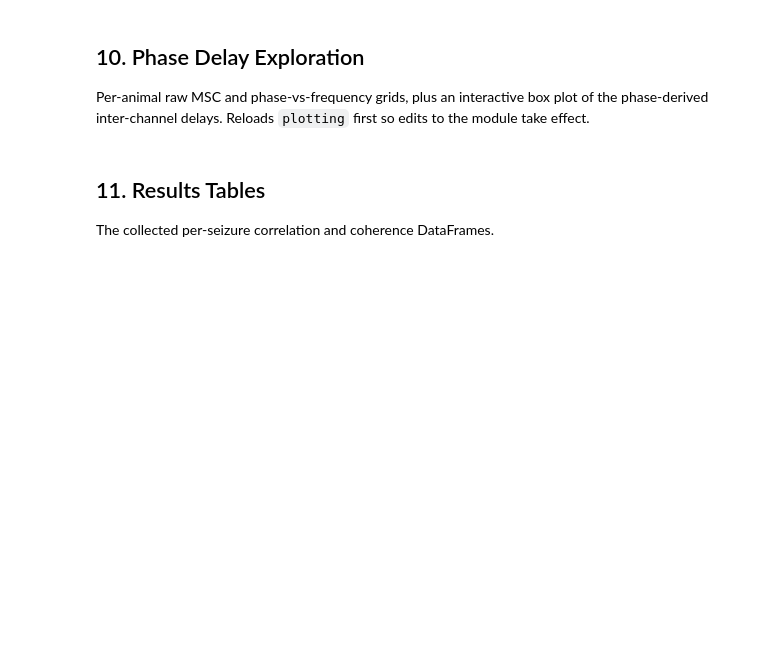
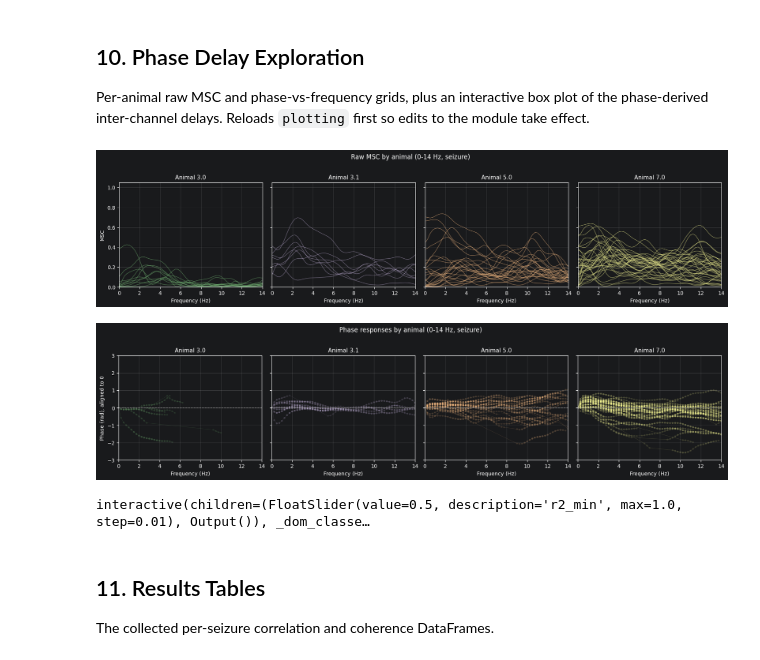
Before and after one commit to olmsteadv5/epileptogenesis-analysis, a Jupyter notebook: main.ipynb, the cells around one changed output. Saved outputs shown, nothing was run; the diff lists cells and outputs as text; code cells hidden in the pictures; blank space fills up the shorter version.

```diff
--- a/main.ipynb
+++ b/main.ipynb
@@ -172,9 +171,16 @@ Exclusions by animal:
 
 For each surviving seizure: rolling correlation over a padded window, plus during-vs-pre-seizure coherence and phase delay. Results collected into two sibling DataFrames.
 # %%
-os.makedirs(CORRELATION_OUTPUT_DIR, exist_ok=True)
-os.makedirs(COHERENCE_OUTPUT_DIR, exist_ok=True)
-os.makedirs(PHASE_DELAY_OUTPUT_DIR, exist_ok=True)
+os.makedirs(CORRELATION_SEIZURE_DIR, exist_ok=True)
+os.makedirs(COHERENCE_SEIZURE_DIR, exist_ok=True)
+os.makedirs(PHASE_DELAY_SEIZURE_DIR, exist_ok=True)
+
+# Pre-filter is optional: skip its cell and every matched seizure is analyzed (baseline corr unknown).
+if 'seizures_to_analyze' not in globals():
+    seizures_to_analyze = [(mi, ri, float('nan'))
+                           for mi, m in enumerate(matched_results)
+                           for ri in range(len(m.seizures))]
+    print(f"No baseline pre-filter run; analyzing all {len(seizures_to_analyze)} seizures.")
 
 correlation_rows, coherence_rows = [], []
 correlation_plots, coherence_plots, phase_delay_plots = [], [], []
@@ -227,7 +233,7 @@ for n, (match_idx, row_idx, baseline_corr) in enumerate(seizures_to_analyze, sta
         fig = P.assemble_correlation_figure(
             corrs, time_axis, sz_start_sec, sz_end_sec, raw1, raw2, sf,
             CORR_THRESHOLD, SEGMENT_SECS, title=title)
-        fig.savefig(os.path.join(CORRELATION_OUTPUT_DIR,
+        fig.savefig(os.path.join(CORRELATION_SEIZURE_DIR,
                     f"Animal_{row['Animal_no']}_Seiz_{row['Seizure']}_{date_str}.png"))
         correlation_plots.append(fig)
         plt.close(fig)
@@ -247,6 +253,8 @@ for n, (match_idx, row_idx, baseline_corr) in enumerate(seizures_to_analyze, sta
                 Animal_ID=row['Animal_no'],
                 Seizure=int(row['Seizure']),
                 File_Start_DT=m.corrected_start,
+                Racine_Scale=int(row['Racine_Scale']),
+                Seizure_Duration_Sec=float(seiz_dur),
                 Avg_MSC_Seizure_Low=coh['avg_msc_seizure_low'],
                 Avg_MSC_Pre_Low=coh['avg_msc_pre_low'],
                 Avg_MSC_Seizure_High=coh['avg_msc_seizure_high'],
@@ -256,7 +264,9 @@ for n, (match_idx, row_idx, baseline_corr) in enumerate(seizures_to_analyze, sta
                 Phase_R2_Seizure=coh['phase_r2_seizure'],
                 Phase_R2_Pre=coh['phase_r2_pre'],
                 Phase_Nbins_Seizure=coh['phase_nbins_seizure'],
-                Phase_Nbins_Pre=coh['phase_nbins_pre'],))
+                Phase_Nbins_Pre=coh['phase_nbins_pre'],
+                Phase_Confidence_Seizure=coh['phase_confidence_seizure'],
+                Phase_Confidence_Pre=coh['phase_confidence_pre'],))
             coherence_details.append({**coh,
                 "Animal_ID": row['Animal_no'],
                 "Seizure": int(row['Seizure'])})
@@ -264,7 +274,7 @@ for n, (match_idx, row_idx, baseline_corr) in enumerate(seizures_to_analyze, sta
                 coh['freqs_pre'], coh['msc_pre'], coh['freqs_seizure'], coh['msc_seizure'], sf,
                 pre_seizure_secs=PRE_SEIZURE_SECS,
                 title=f"Coherence | Animal {row['Animal_no']} Seiz {row['Seizure']}")
-            cfig.savefig(os.path.join(COHERENCE_OUTPUT_DIR,
+            cfig.savefig(os.path.join(COHERENCE_SEIZURE_DIR,
                          f"Coherence_Animal_{row['Animal_no']}_Seiz_{row['Seizure']}_{date_str}.png"))
             coherence_plots.append(cfig)
             plt.close(cfig)
@@ -273,7 +283,7 @@ for n, (match_idx, row_idx, baseline_corr) in enumerate(seizures_to_analyze, sta
             pfig = P.plot_phase_delay_seizure(
                 coh, band_low=COH_BAND_LOW_HZ,
                 title=f"Phase Delay | Animal {row['Animal_no']} Seiz {row['Seizure']}")
-            pfig.savefig(os.path.join(PHASE_DELAY_OUTPUT_DIR,
+            pfig.savefig(os.path.join(PHASE_DELAY_SEIZURE_DIR,
                          f"PhaseDelay_Animal_{row['Animal_no']}_Seiz_{row['Seizure']}_{date_str}.png"))
             phase_delay_plots.append(pfig)
             plt.close(pfig)
@@ -388,26 +398,30 @@ P = importlib.reload(plotting)
 # %%
 import os
 from ipywidgets import interact, FloatSlider
 
-os.makedirs(COHERENCE_DELAY_OUTPUT_DIR, exist_ok=True)
+os.makedirs(PHASE_DELAY_EXPLORATION_DIR, exist_ok=True)
 
 #top: raw MSC per animal
 msc_grid = P.plot_msc_by_animal(coherence_details, band_low=COH_BAND_LOW_HZ, which="seizure")
-msc_grid.savefig(os.path.join(COHERENCE_DELAY_OUTPUT_DIR, "MSC_By_Animal.png"))
+msc_grid.savefig(os.path.join(PHASE_DELAY_EXPLORATION_DIR, "MSC_By_Animal.png"))
 display(msc_grid); plt.close(msc_grid)
 
 #middle: phase per animal (opacity = MSC)
 grid = P.plot_phase_by_animal(coherence_details, band_low=COH_BAND_LOW_HZ,
                               which="seizure", color_by="msc", phase_ylim=(-3, 3))
-grid.savefig(os.path.join(COHERENCE_DELAY_OUTPUT_DIR, "Phase_By_Animal_MSCopacity.png"))
+grid.savefig(os.path.join(PHASE_DELAY_EXPLORATION_DIR, "Phase_By_Animal_MSCopacity.png"))
 display(grid); plt.close(grid)
 
 #bottom: interactive box plot
 @interact(r2_min=FloatSlider(min=0.0, max=1, step=0.01, value=0.5,
                              continuous_update=True))
 def _show(r2_min):
     fig = P.plot_delay_distribution(coherence_results, r2_min=r2_min, nbins_min=3)
     plt.show()
+# %% [output]
+[figure, added]
+[figure, added]
+interactive(children=(FloatSlider(value=0.5, description='r2_min', max=1.0, step=0.01), Output()), _dom_classe…
 # %% [markdown]
 ## 11. Results Tables
 
```
Also changed, not shown: parts of 16 cells of this notebook, 4 other files.
